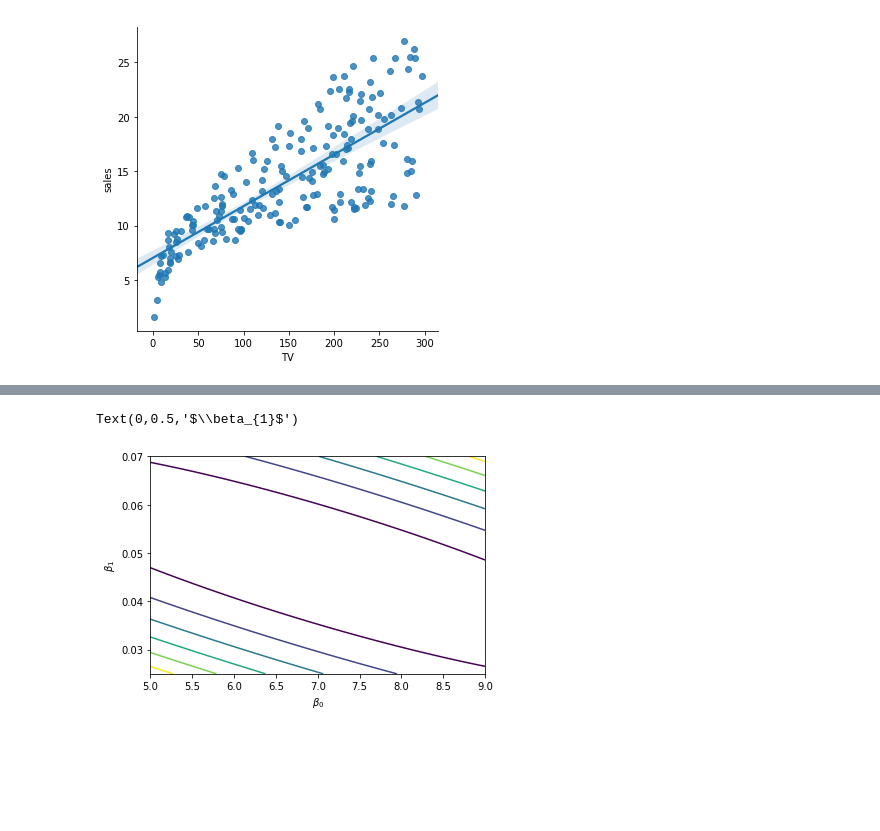
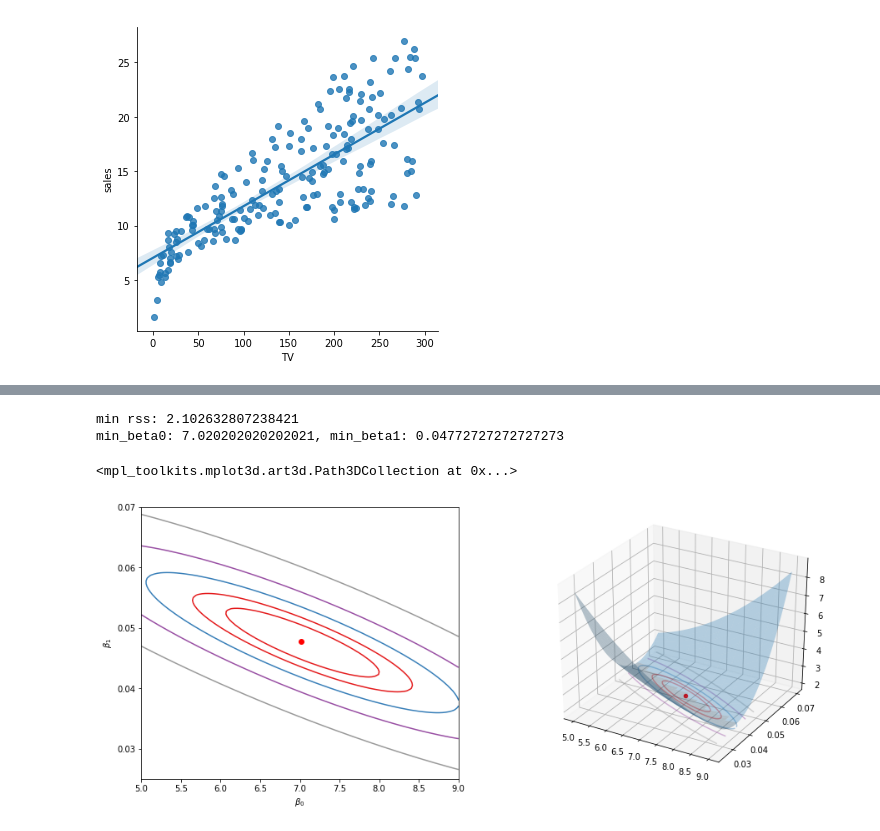
Before and after one commit to wangbinyq/personal-wiki, a Jupyter notebook: cs229/islr/linear regression.ipynb, the cells around one changed output, grey strips where cells are left out. Saved outputs shown, nothing was run; the diff lists cells and outputs as text; code cells hidden in the pictures; blank space fills up the shorter version.

```diff
--- a/cs229/islr/linear regression.ipynb
+++ b/cs229/islr/linear regression.ipynb
@@ -33,8 +34,8 @@ sns.lmplot('TV', 'sales', data = advertising)
 <seaborn.axisgrid.FacetGrid at 0x...>
 [figure]
 # %%
-tv = advertising['TV'].values
-sales = advertising['sales'].values
+tv = advertising.TV
+sales = advertising.sales
 
 beta1 = ((tv - tv.mean()) * (sales - sales.mean())).sum() / ((tv - tv.mean()) ** 2).sum()
 beta0 = sales.mean() - beta1 * tv.mean()
@@ -49,19 +50,36 @@ rss: 2.1025305831313514
 # %%
 # plot contour and 3d plots of rss
 
 beta0 = np.linspace(5, 9, 100)
 beta1 = np.linspace(0.025, 0.07, 100)
 
-beta0, beta1 = np.meshgrid(beta0, beta1)
+beta0, beta1 = np.meshgrid(beta0, beta1, indexing='xy')
 
 rss = np.zeros_like(beta0)
 for i in range(tv.size):
     rss += (beta0 + beta1 * tv[i] - sales[i]) ** 2 / 1000
 
-plt.contour(beta0, beta1, rss)
+min_rss = rss.min()
+min_arg = np.unravel_index(rss.argmin(), rss.shape)
+min_beta0, min_beta1 = beta0[min_arg], beta1[min_arg]
+print(f'min rss: {min_rss}')
+print(f'min_beta0: {min_beta0}, min_beta1: {min_beta1}')
 
-plt.xlabel(r'$\beta_{0}$')
-plt.ylabel(r'$\beta_{1}$')
+fig = plt.figure(figsize=(15, 6))
+ax1 = fig.add_subplot(121)
+ax2 = fig.add_subplot(122, projection='3d')
+
+ax1.contour(beta0, beta1, rss, cmap=plt.cm.Set1, levels=[2.15, 2.2, 2.3, 2.5, 3])
+ax1.scatter(min_beta0, min_beta1, c='r')
+ax1.set_xlabel(r'$\beta_{0}$')
+ax1.set_ylabel(r'$\beta_{1}$')
+
+ax2.plot_surface(beta0, beta1, rss, rstride=3, alpha=0.3)
+ax2.contour(beta0, beta1, rss, zdir='z', offset=rss.min(), alpha=0.4,
+            cmap=plt.cm.Set1, levels=[2.15, 2.2, 2.3, 2.5, 3])
+ax2.scatter3D(min_beta0, min_beta1, min_rss, c='r')
 # %% [output]
-Text(0,0.5,'$\\beta_{1}$')
+min rss: 2.102632807238421
+min_beta0: 7.020202020202021, min_beta1: 0.04772727272727273
+<mpl_toolkits.mplot3d.art3d.Path3DCollection at 0x...>
-[figure, old version]
+[figure, new version]
```
Also changed, not shown: parts of 5 cells of this notebook.
